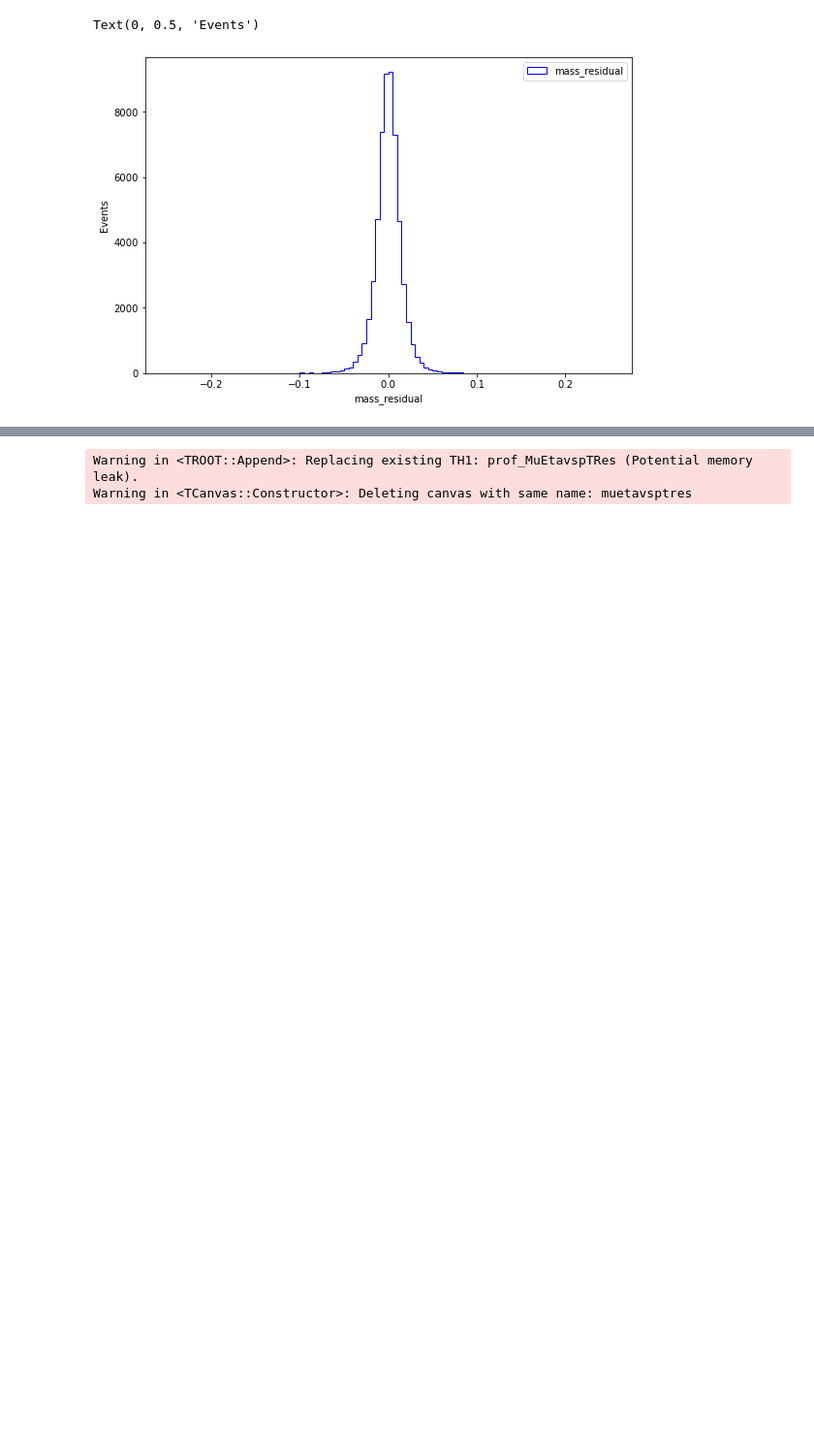
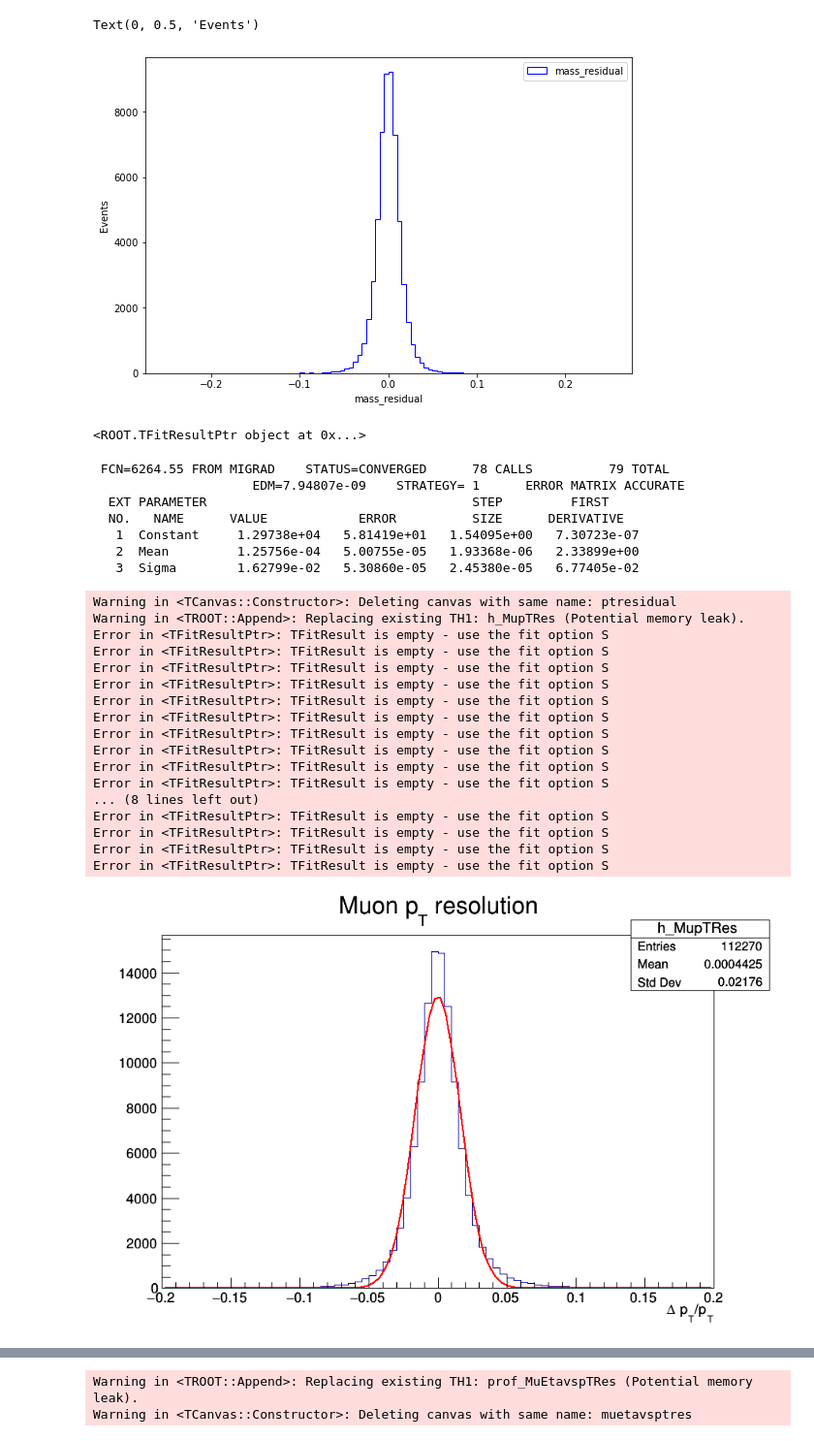
Before and after one commit to Taiantuia/MuonHATSatLPC2020, a Jupyter notebook: Exercise-2-Muon-momentum-scale-and-resolution-corrections.ipynb, the cells around one changed output, grey strips where cells are left out. Shown at 97% size. Drawn from its saved outputs; the diff is of its cells as text; code cells hidden in the pictures; blank space fills up the shorter version.

```diff
--- a/Exercise-2-Muon-momentum-scale-and-resolution-corrections.ipynb
+++ b/Exercise-2-Muon-momentum-scale-and-resolution-corrections.ipynb
@@ -257,3 +261,38 @@ plt.ylabel('Events')
 # %% [output]
 Text(0, 0.5, 'Events')
 [figure]
+# %%
+c6 = ROOT.TCanvas("ptresidual","",900,600)
+h_MupTRes = ROOT.TH1F("h_MupTRes","Muon p_{T} resolution;#Delta p_{T}/p_{T};",80,-0.2,0.2)
+for res in pt_res:
+    h_MupTRes.Fill(res)
+h_MupTRes.Draw()
+c6.Draw()
+h_MupTRes.Fit("gaus")
+# %% [output]
+<ROOT.TFitResultPtr object at 0x...>
+ FCN=6264.55 FROM MIGRAD    STATUS=CONVERGED      78 CALLS          79 TOTAL
+                     EDM=7.94807e-09    STRATEGY= 1      ERROR MATRIX ACCURATE
+  EXT PARAMETER                                   STEP         FIRST
+  NO.   NAME      VALUE            ERROR          SIZE      DERIVATIVE
+   1  Constant     1.29738e+04   5.81419e+01   1.54095e+00   7.30723e-07
+   2  Mean         1.25756e-04   5.00755e-05   1.93368e-06   2.33899e+00
+   3  Sigma        1.62799e-02   5.30860e-05   2.45380e-05   6.77405e-02
+Warning in <TCanvas::Constructor>: Deleting canvas with same name: ptresidual
+Warning in <TROOT::Append>: Replacing existing TH1: h_MupTRes (Potential memory leak).
+Error in <TFitResultPtr>: TFitResult is empty - use the fit option S
+Error in <TFitResultPtr>: TFitResult is empty - use the fit option S
+Error in <TFitResultPtr>: TFitResult is empty - use the fit option S
+Error in <TFitResultPtr>: TFitResult is empty - use the fit option S
+Error in <TFitResultPtr>: TFitResult is empty - use the fit option S
+Error in <TFitResultPtr>: TFitResult is empty - use the fit option S
+Error in <TFitResultPtr>: TFitResult is empty - use the fit option S
+Error in <TFitResultPtr>: TFitResult is empty - use the fit option S
+Error in <TFitResultPtr>: TFitResult is empty - use the fit option S
+Error in <TFitResultPtr>: TFitResult is empty - use the fit option S
+... (8 lines left out)
+Error in <TFitResultPtr>: TFitResult is empty - use the fit option S
+Error in <TFitResultPtr>: TFitResult is empty - use the fit option S
+Error in <TFitResultPtr>: TFitResult is empty - use the fit option S
+Error in <TFitResultPtr>: TFitResult is empty - use the fit option S
+[figure, added]
```
Also changed, not shown: parts of 5 cells of this notebook.
